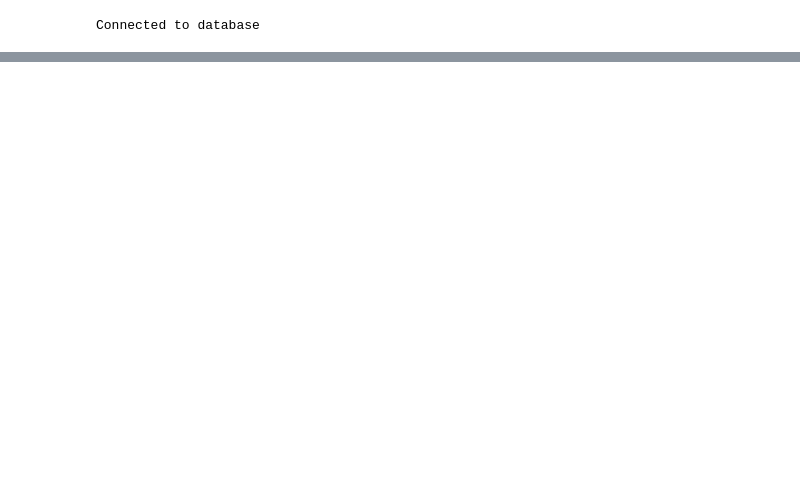
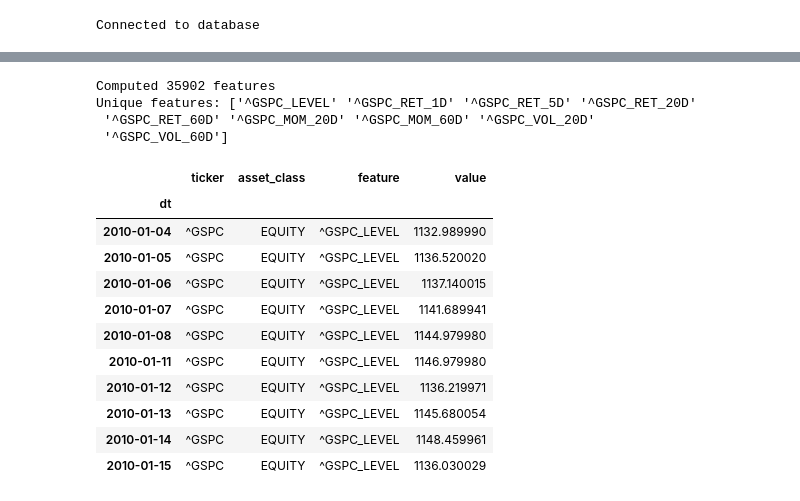
Before and after one commit to amitchell-thomson/macro-regime-engine, a Jupyter notebook: src/features/feature_engineering.ipynb, the cells around one changed output, grey strips where cells are left out. Drawn from its saved outputs; the diff is of its cells as text; code cells hidden in the pictures; blank space fills up the shorter version.

```diff
--- a/src/features/feature_engineering.ipynb
+++ b/src/features/feature_engineering.ipynb
@@ -46,9 +51,26 @@ Date range: 2010-01-04 to 2025-12-12
 # %%
 # Test basic feature computation for a single ticker
 df_test = df_raw[['dt', 'value']].copy()
 df_test = df_test.set_index('dt')
 
-features = compute_all_basic_features(df_test, '^GSPC', 'EQUITY')
+features = compute_all_basic_features(df_test, '^GSPC', 'EQUITY').set_index('dt')
 print(f"Computed {len(features)} features")
 print(f"Unique features: {features['feature'].unique()}")
 features.head(10)
+# %% [output]
+Computed 35902 features
+Unique features: ['^GSPC_LEVEL' '^GSPC_RET_1D' '^GSPC_RET_5D' '^GSPC_RET_20D'
+ '^GSPC_RET_60D' '^GSPC_MOM_20D' '^GSPC_MOM_60D' '^GSPC_VOL_20D'
+ '^GSPC_VOL_60D']
+|  | ticker | asset_class | feature | value |
+| dt |  |  |  |  |
+| 2010-01-04 | ^GSPC | EQUITY | ^GSPC_LEVEL | 1132.989990 |
+| 2010-01-05 | ^GSPC | EQUITY | ^GSPC_LEVEL | 1136.520020 |
+| 2010-01-06 | ^GSPC | EQUITY | ^GSPC_LEVEL | 1137.140015 |
+| 2010-01-07 | ^GSPC | EQUITY | ^GSPC_LEVEL | 1141.689941 |
+| 2010-01-08 | ^GSPC | EQUITY | ^GSPC_LEVEL | 1144.979980 |
+| 2010-01-11 | ^GSPC | EQUITY | ^GSPC_LEVEL | 1146.979980 |
+| 2010-01-12 | ^GSPC | EQUITY | ^GSPC_LEVEL | 1136.219971 |
+| 2010-01-13 | ^GSPC | EQUITY | ^GSPC_LEVEL | 1145.680054 |
+| 2010-01-14 | ^GSPC | EQUITY | ^GSPC_LEVEL | 1148.459961 |
+| 2010-01-15 | ^GSPC | EQUITY | ^GSPC_LEVEL | 1136.030029 |
```
Also changed, not shown: parts of 3 cells of this notebook, 5 other files.
